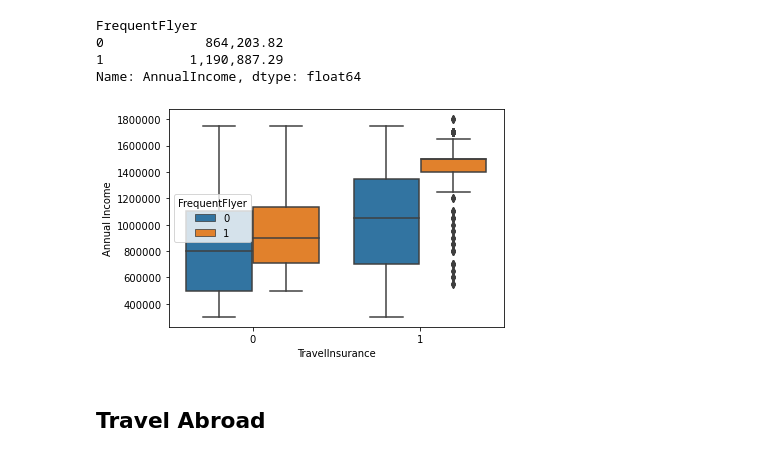
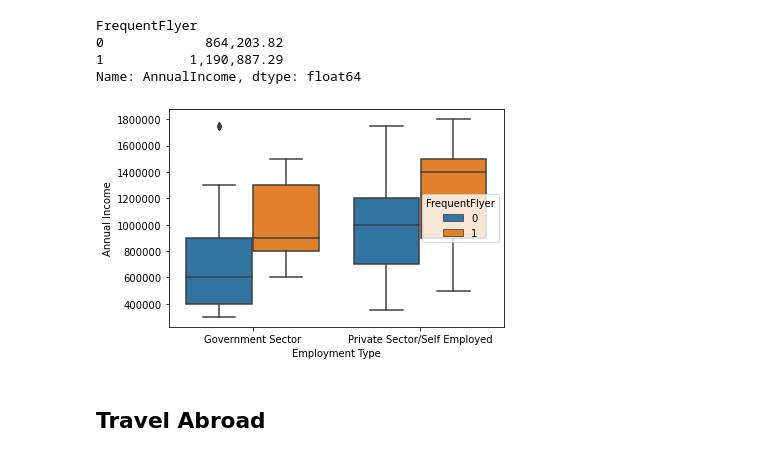
Before and after one commit to teruki-i/travel_insurance_case_study, a Jupyter notebook: travel_insurance_customers.ipynb, the cells around one changed output. Saved outputs shown, nothing was run; the diff lists cells and outputs as text; code cells hidden in the pictures.

```diff
--- a/travel_insurance_customers.ipynb
+++ b/travel_insurance_customers.ipynb
@@ -300,15 +306,15 @@ FrequentFlyer
 Name: AnnualIncome, dtype: float64
 # %%
 # create box plots of income, showing customers and non-customers separately
-sns.boxplot(x="TravelInsurance",y="AnnualIncome", data=df, hue="FrequentFlyer")
+sns.boxplot(x="Employment Type",y="AnnualIncome", data=df, hue="FrequentFlyer")
 
 # remove scientific notation
 plt.ticklabel_format(style='plain', axis='y')
 
 plt.ylabel("Annual Income")
 plt.show()
 # %% [output]
-[figure, old version]
+[figure, new version]
 # %% [markdown]
 ## Travel Abroad
 # %%
```
Also changed, not shown: parts of 17 cells of this notebook.
